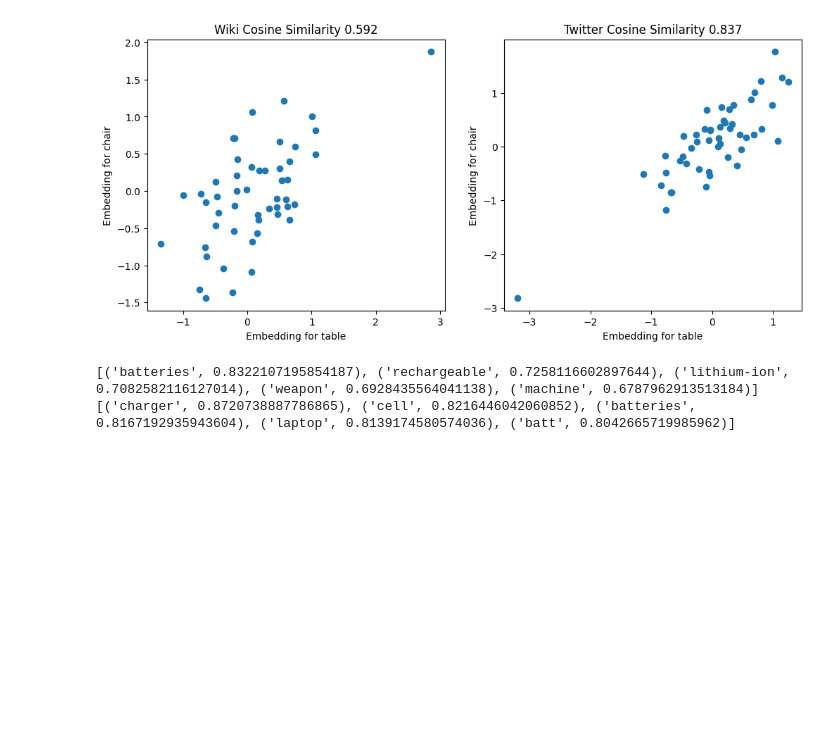
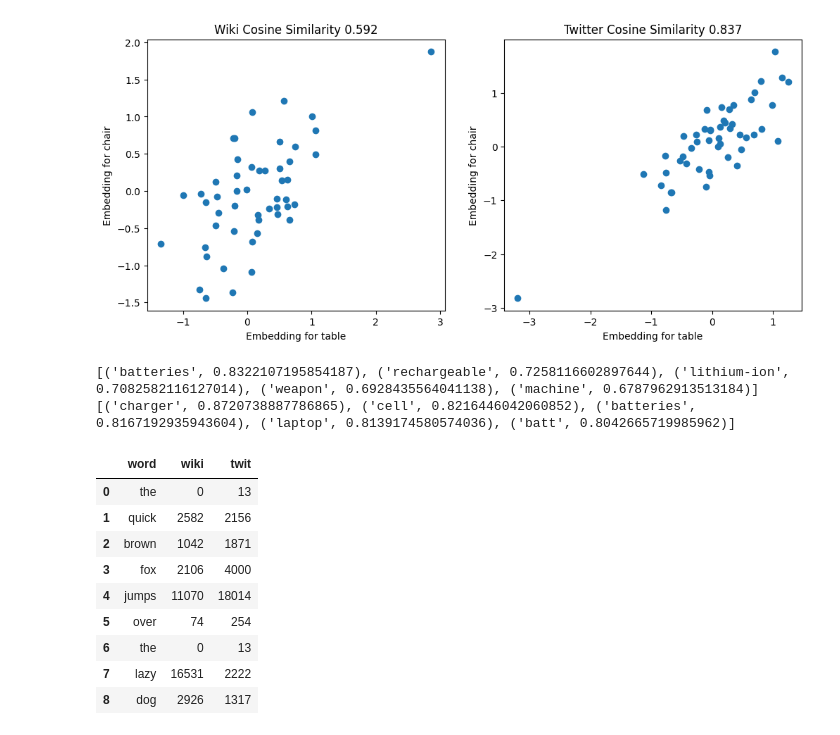
Before and after one commit to pablogasco1/deep-learning, a Jupyter notebook: notebooks_llms/02-embeddings_spaces_2.ipynb, the cells around one changed output. Cells and saved outputs as stored; diff of their text form; code cells hidden in the pictures; blank space fills up the shorter version.

```diff
--- a/notebooks_llms/02-embeddings_spaces_2.ipynb
+++ b/notebooks_llms/02-embeddings_spaces_2.ipynb
@@ -60,3 +60,25 @@ print(twit_glove.most_similar(word, topn=5))
 # %% [output]
 [('batteries', 0.8322107195854187), ('rechargeable', 0.7258116602897644), ('lithium-ion', 0.7082582116127014), ('weapon', 0.6928435564041138), ('machine', 0.6787962913513184)]
 [('charger', 0.8720738887786865), ('cell', 0.8216446042060852), ('batteries', 0.8167192935943604), ('laptop', 0.8139174580574036), ('batt', 0.8042665719985962)]
+# %%
+sentence = "The quick brown fox jumps over the lazy dog"
+df_index = pd.DataFrame()
+for i, word in enumerate(sentence.split(" ")):
+    df_index.loc[i, "word"] = word.lower()
+    df_index.loc[i, "wiki"] = wiki_glove.get_index(word.lower())
+    df_index.loc[i, "twit"] = twit_glove.get_index(word.lower())
+
+df_index["wiki"] = df_index["wiki"].astype(int)
+df_index["twit"] = df_index["twit"].astype(int)
+df_index
+# %% [output]
+|  | word | wiki | twit |
+| 0 | the | 0 | 13 |
+| 1 | quick | 2582 | 2156 |
+| 2 | brown | 1042 | 1871 |
+| 3 | fox | 2106 | 4000 |
+| 4 | jumps | 11070 | 18014 |
+| 5 | over | 74 | 254 |
+| 6 | the | 0 | 13 |
+| 7 | lazy | 16531 | 2222 |
+| 8 | dog | 2926 | 1317 |
```
Also changed, not shown: parts of 2 cells of this notebook, 2 other files.
